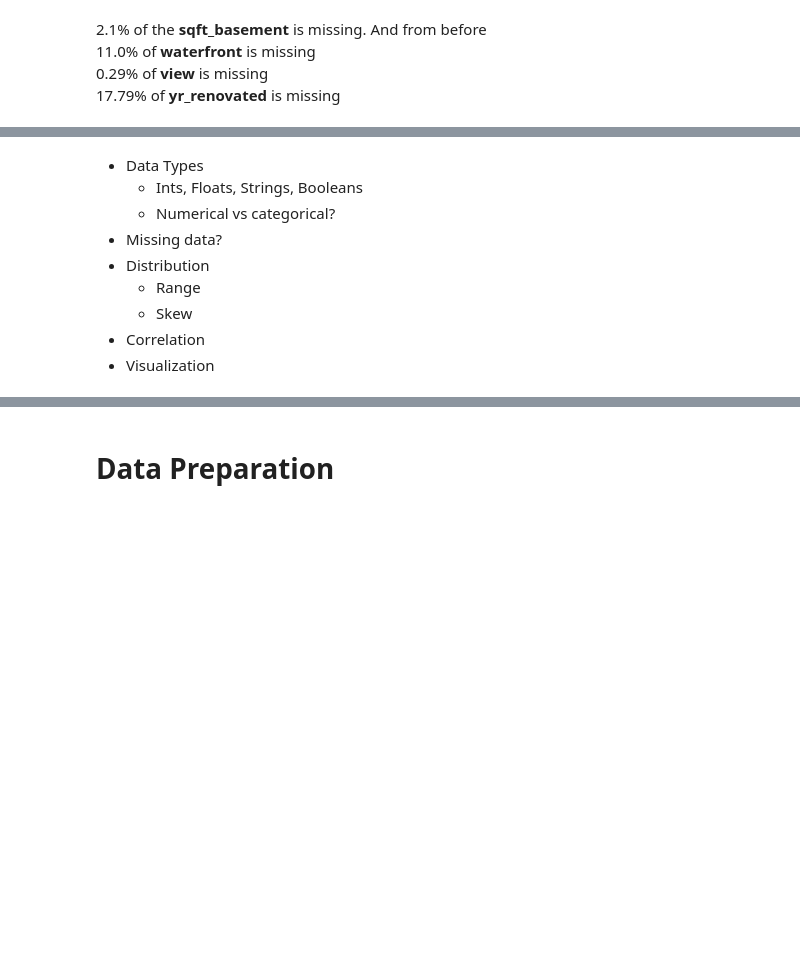
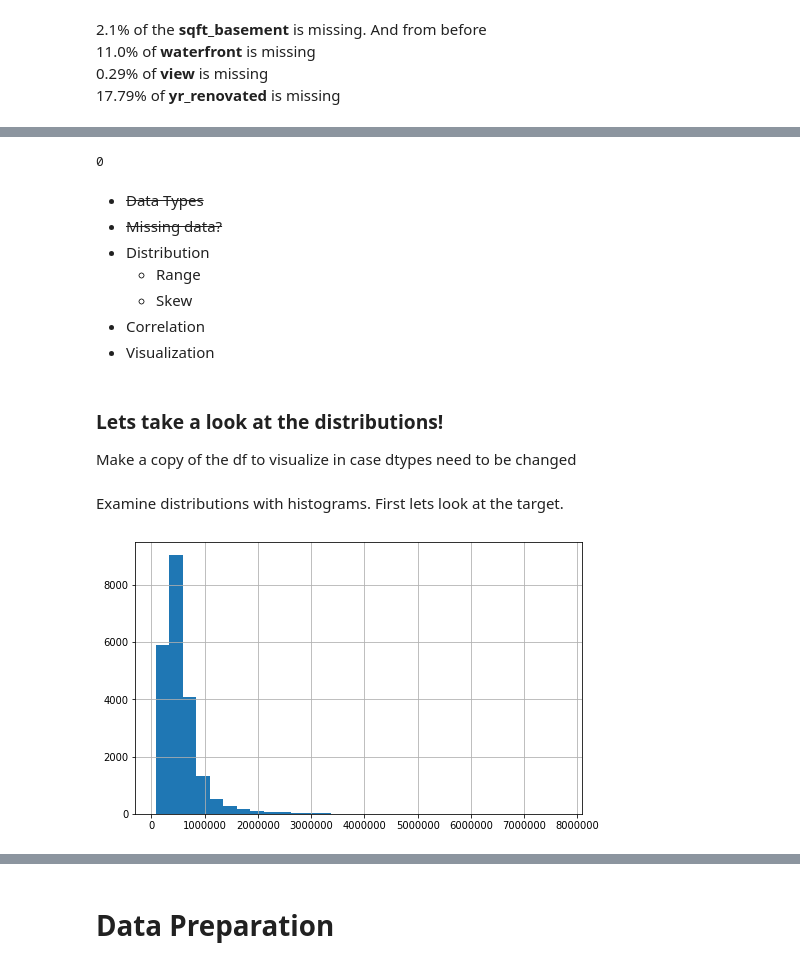
Before and after one commit to Patrickbfuller/lin_reg_tutorial, a Jupyter notebook: linear_regression.ipynb, the cells around one changed output, grey strips where cells are left out. Drawn from its saved outputs; the diff is of its cells as text; code cells hidden in the pictures; blank space fills up the shorter version.

Commit message:
begin data distribution viz in data understanding

```diff
--- a/linear_regression.ipynb
+++ b/linear_regression.ipynb
@@ -320,10 +326,23 @@ __yr_renovated__: Dropping ...
+# %%
+df.duplicated().sum()
+# %% [output]
+0
 # %% [markdown]
-* Data Types
-    * Ints, Floats, Strings, Booleans
-    * Numerical vs categorical?
-* Missing data?
+* ~~Data Types~~
+* ~~Missing data?~~
 * Distribution
     * Range
     * Skew
 * Correlation
 * Visualization
+# %% [markdown]
+### Lets take a look at the distributions!
+Make a copy of the df to visualize in case dtypes need to be changed
+# %%
+df_viz = df.copy()
+# %% [markdown]
+Examine distributions with histograms. First lets look at the target.
+# %%
+df_viz['price'].hist(figsize=(8,5), bins=30);
+# %% [output]
+[figure, added]
```
Also changed, not shown: parts of 12 cells of this notebook.
